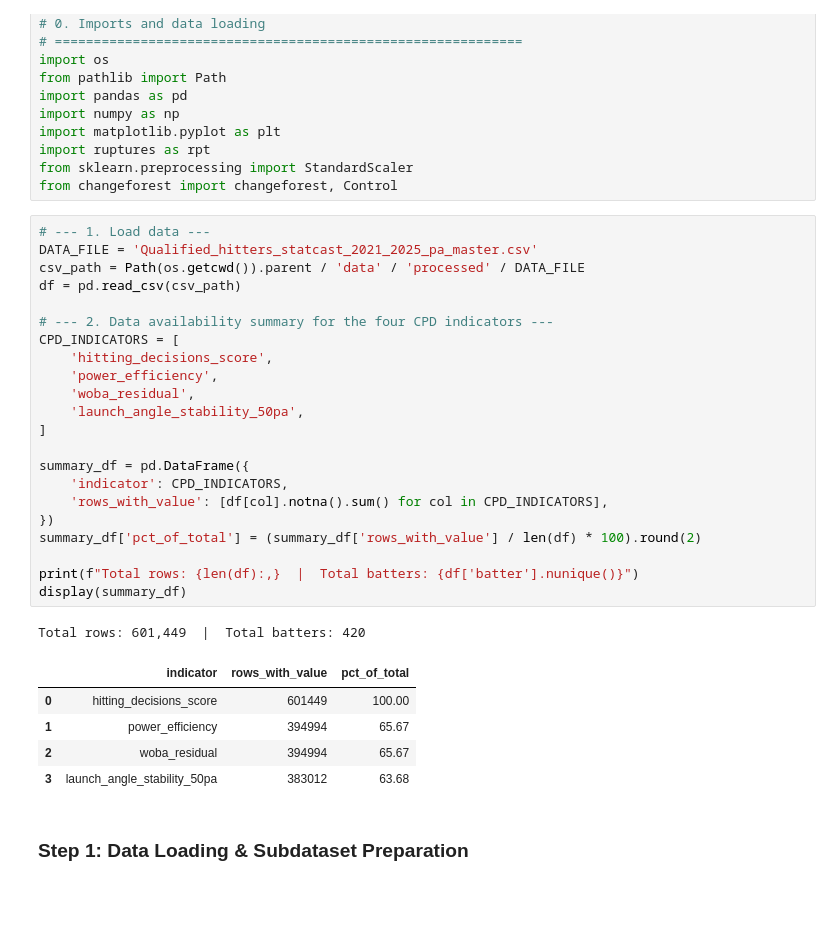
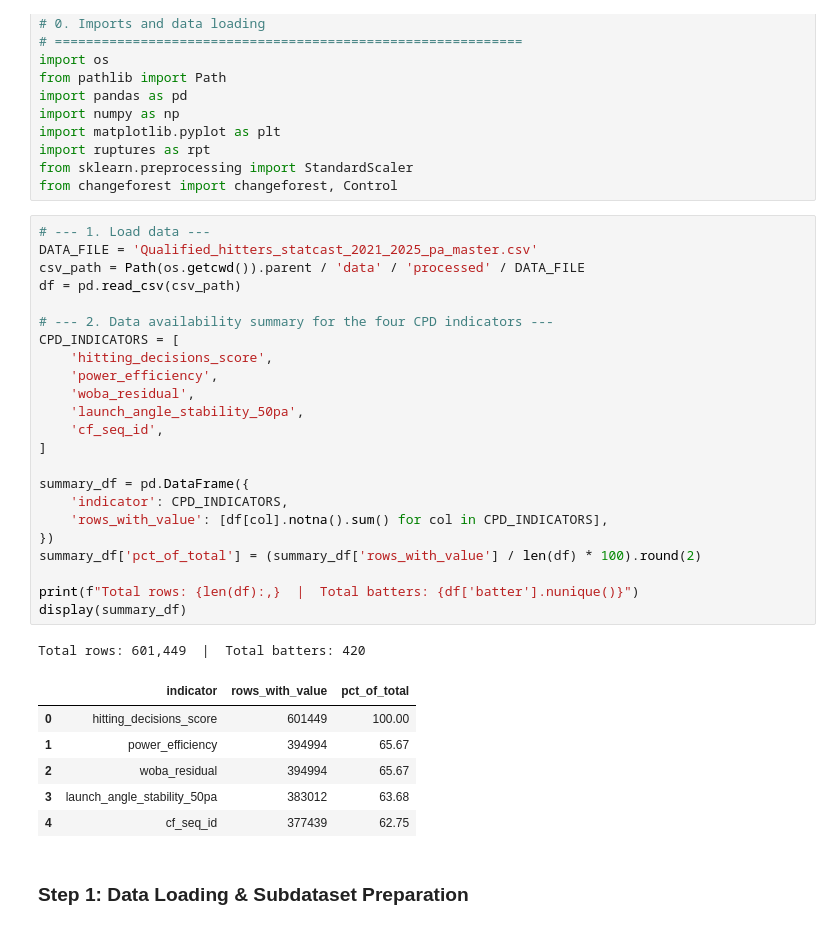
Before and after one commit to phrabit2/CSE6242-prj, a Jupyter notebook: cdp_irene_temp/cdp_changeforest.ipynb, the cells around one changed output. Drawn from its saved outputs; the diff is of its cells as text; blank space fills up the shorter version.

```diff
--- a/cdp_irene_temp/cdp_changeforest.ipynb
+++ b/cdp_irene_temp/cdp_changeforest.ipynb
@@ -18,32 +18,34 @@ from changeforest import changeforest, Control
 # %%
 # --- 1. Load data ---
 DATA_FILE = 'Qualified_hitters_statcast_2021_2025_pa_master.csv'
 csv_path = Path(os.getcwd()).parent / 'data' / 'processed' / DATA_FILE
 df = pd.read_csv(csv_path)
 
 # --- 2. Data availability summary for the four CPD indicators ---
 CPD_INDICATORS = [
     'hitting_decisions_score',
     'power_efficiency',
     'woba_residual',
     'launch_angle_stability_50pa',
+    'cf_seq_id',
 ]
 
 summary_df = pd.DataFrame({
     'indicator': CPD_INDICATORS,
     'rows_with_value': [df[col].notna().sum() for col in CPD_INDICATORS],
 })
 summary_df['pct_of_total'] = (summary_df['rows_with_value'] / len(df) * 100).round(2)
 
 print(f"Total rows: {len(df):,}  |  Total batters: {df['batter'].nunique()}")
 display(summary_df)
 # %% [output]
 Total rows: 601,449  |  Total batters: 420
 |  | indicator | rows_with_value | pct_of_total |
 | 0 | hitting_decisions_score | 601449 | 100.00 |
 | 1 | power_efficiency | 394994 | 65.67 |
 | 2 | woba_residual | 394994 | 65.67 |
 | 3 | launch_angle_stability_50pa | 383012 | 63.68 |
+| 4 | cf_seq_id | 377439 | 62.75 |
 # %% [markdown]
 ### Step 1: Data Loading & Subdataset Preparation
 # %%
```
Also changed, not shown: parts of 4 cells of this notebook, 3 other files.
